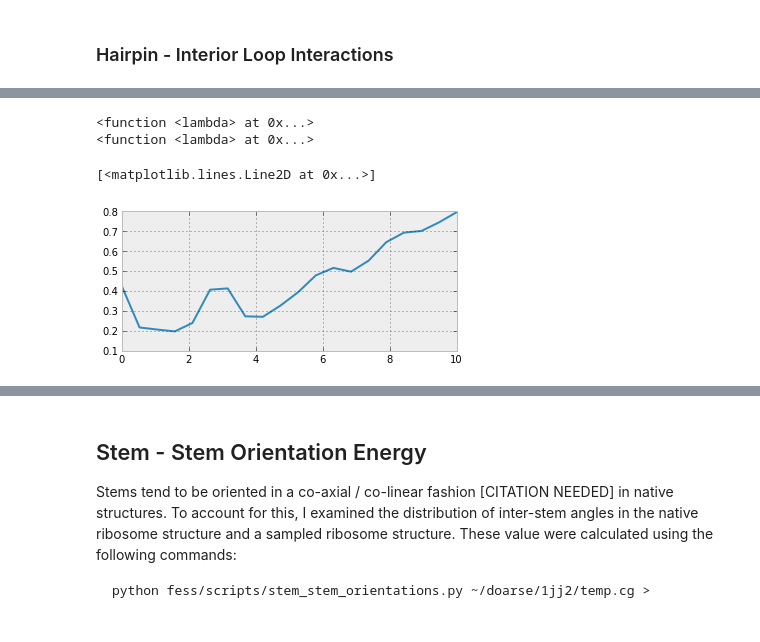
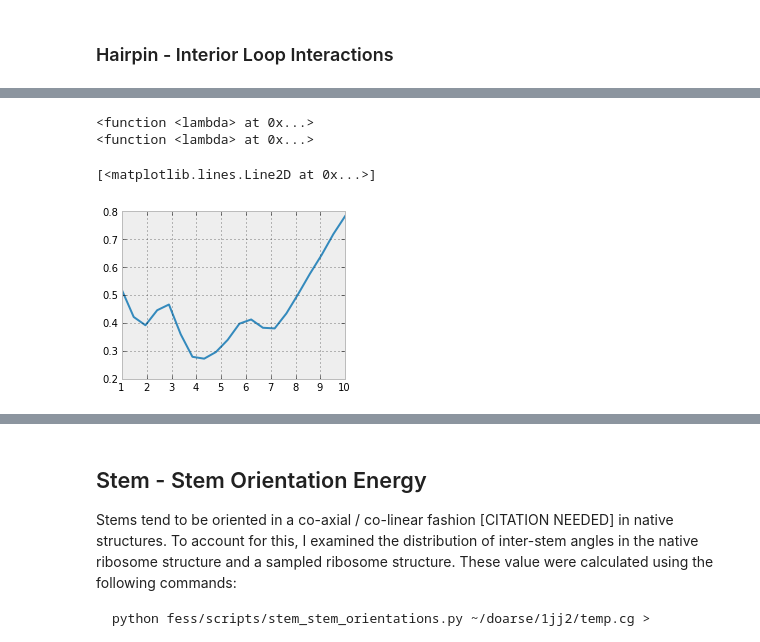
Before and after one commit to ViennaRNA/ernwin, a Jupyter notebook: ipy_notebook_ernwin.ipynb, the cells around one changed output, grey strips where cells are left out. Drawn from its saved outputs; the diff is of its cells as text; code cells hidden in the pictures.

```diff
--- a/ipy_notebook_ernwin.ipynb
+++ b/ipy_notebook_ernwin.ipynb
@@ -374,20 +375,20 @@ Name: len1
 # %%
 import fess.builder.energy as fbe
 lle = fbe.LoopILoopEnergy()
 p_i_given_l_1 = lle.probs_by_length(tl1)
 p_i_given_l_2 = lle.probs_by_length(tl2)
 print p_i_given_l_1
 print p_i_given_l_2
 
-xs = np.linspace(0, 10, 20)
+xs = np.linspace(1, 10, 20)
 ys = p_i_given_l_1(xs)
 
 plot(xs, ys)
 # %% [output]
 <function <lambda> at 0x...>
 <function <lambda> at 0x...>
 [<matplotlib.lines.Line2D at 0x...>]
-[figure, old version]
+[figure, new version]
 # %%
 p_i_given_l1_l2 = lle.get_p_i_given_l1_l2(p_i_given_l_1, p_i_given_l_2)
 # %%
```
Also changed, not shown: parts of 13 cells of this notebook, 4 other files.
